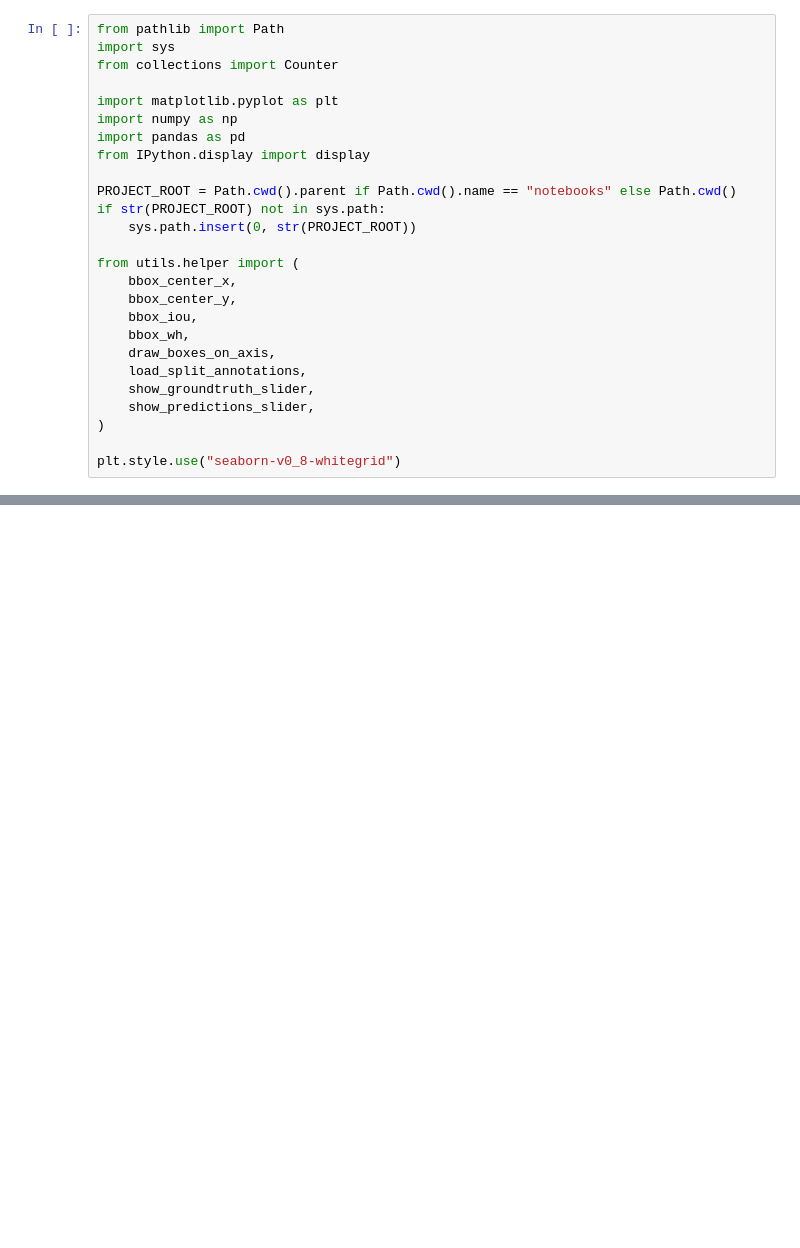
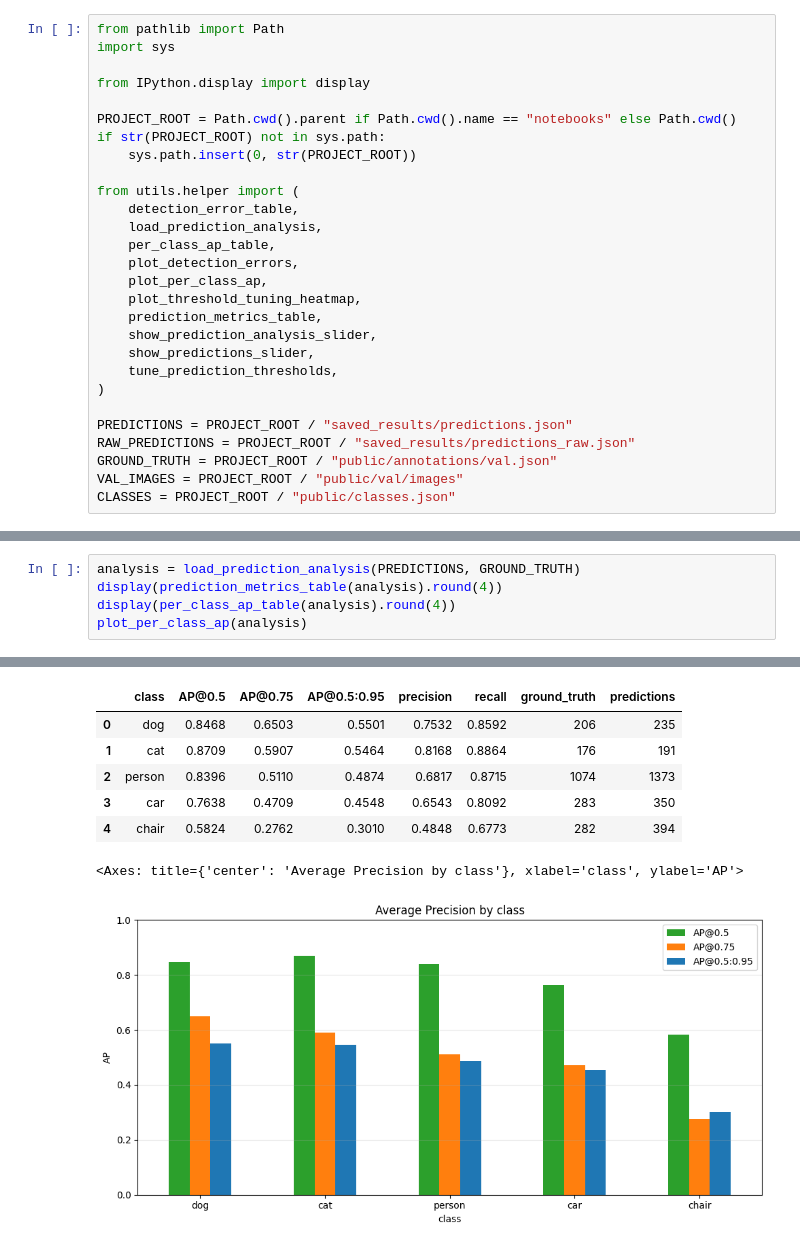
Before and after one commit to ngocbao220/IM-object-detection, a Jupyter notebook: notebooks/debug.ipynb, the cells around one changed output, grey strips where cells are left out. Drawn from its saved outputs; the diff is of its cells as text; blank space fills up the shorter version.

```diff
--- a/notebooks/debug.ipynb
+++ b/notebooks/debug.ipynb
@@ -1,11 +5,7 @@
 # %%
 from pathlib import Path
 import sys
-from collections import Counter
 
-import matplotlib.pyplot as plt
-import numpy as np
-import pandas as pd
 from IPython.display import display
 
 PROJECT_ROOT = Path.cwd().parent if Path.cwd().name == "notebooks" else Path.cwd()
@@ -13,14 +13,20 @@ if str(PROJECT_ROOT) not in sys.path:
     sys.path.insert(0, str(PROJECT_ROOT))
 
 from utils.helper import (
-    bbox_center_x,
-    bbox_center_y,
-    bbox_iou,
-    bbox_wh,
-    draw_boxes_on_axis,
-    load_split_annotations,
-    show_groundtruth_slider,
+    detection_error_table,
+    load_prediction_analysis,
+    per_class_ap_table,
+    plot_detection_errors,
+    plot_per_class_ap,
+    plot_threshold_tuning_heatmap,
+    prediction_metrics_table,
+    show_prediction_analysis_slider,
     show_predictions_slider,
+    tune_prediction_thresholds,
 )
 
-plt.style.use("seaborn-v0_8-whitegrid")
+PREDICTIONS = PROJECT_ROOT / "saved_results/predictions.json"
+RAW_PREDICTIONS = PROJECT_ROOT / "saved_results/predictions_raw.json"
+GROUND_TRUTH = PROJECT_ROOT / "public/annotations/val.json"
+VAL_IMAGES = PROJECT_ROOT / "public/val/images"
+CLASSES = PROJECT_ROOT / "public/classes.json"
@@ -37,0 +35,6 @@ show_predictions_slider(
+# %%
+analysis = load_prediction_analysis(PREDICTIONS, GROUND_TRUTH)
+display(prediction_metrics_table(analysis).round(4))
+display(per_class_ap_table(analysis).round(4))
+plot_per_class_ap(analysis)
+# %% [output]
@@ -37,0 +43,8 @@ show_predictions_slider(
+|  | class | AP@0.5 | AP@0.75 | AP@0.5:0.95 | precision | recall | ground_truth | predictions |
+| 0 | dog | 0.8468 | 0.6503 | 0.5501 | 0.7532 | 0.8592 | 206 | 235 |
+| 1 | cat | 0.8709 | 0.5907 | 0.5464 | 0.8168 | 0.8864 | 176 | 191 |
+| 2 | person | 0.8396 | 0.5110 | 0.4874 | 0.6817 | 0.8715 | 1074 | 1373 |
+| 3 | car | 0.7638 | 0.4709 | 0.4548 | 0.6543 | 0.8092 | 283 | 350 |
+| 4 | chair | 0.5824 | 0.2762 | 0.3010 | 0.4848 | 0.6773 | 282 | 394 |
+<Axes: title={'center': 'Average Precision by class'}, xlabel='class', ylabel='AP'>
+[figure, added]
```
Also changed, not shown: parts of 12 cells of this notebook, 10 other files.
